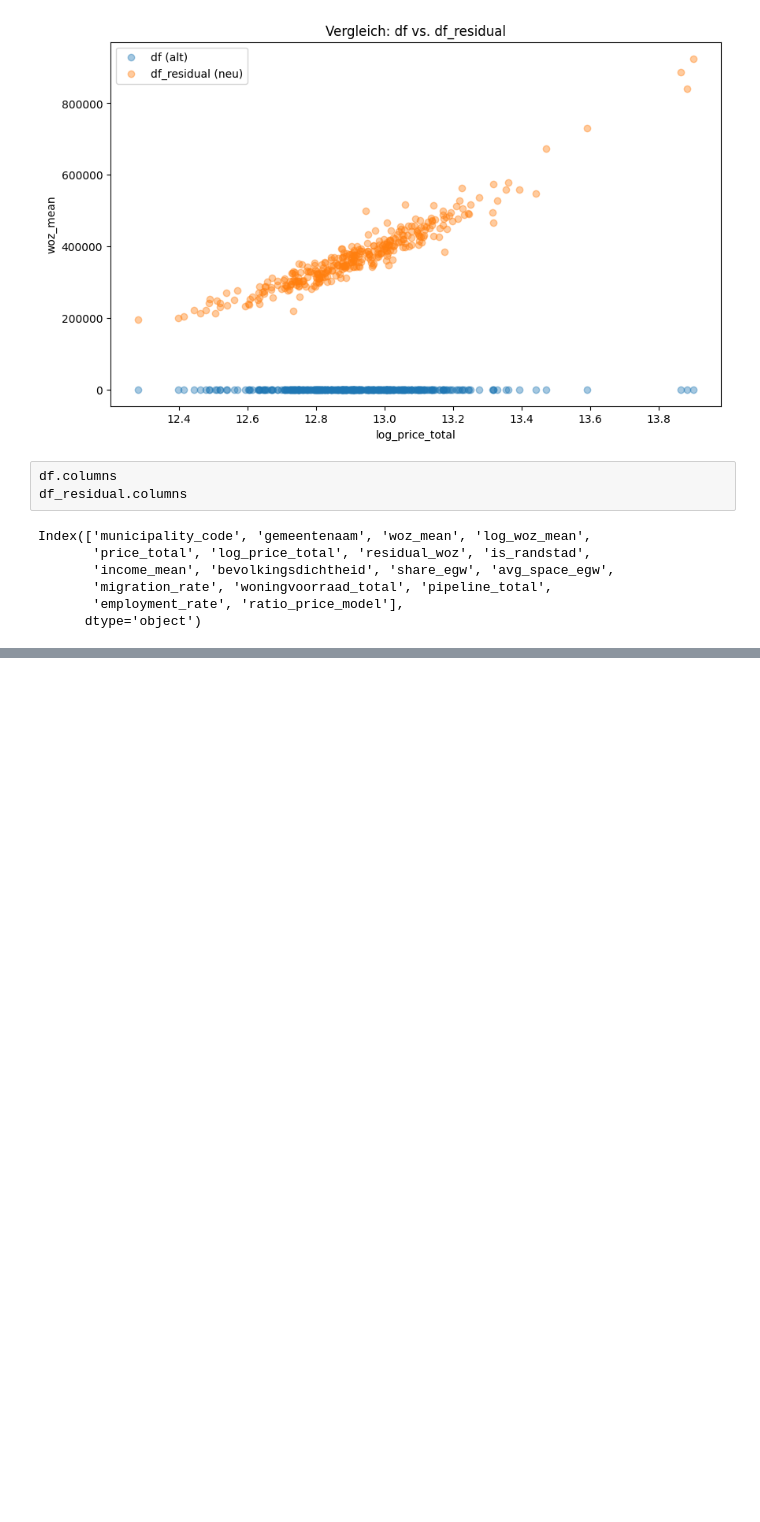
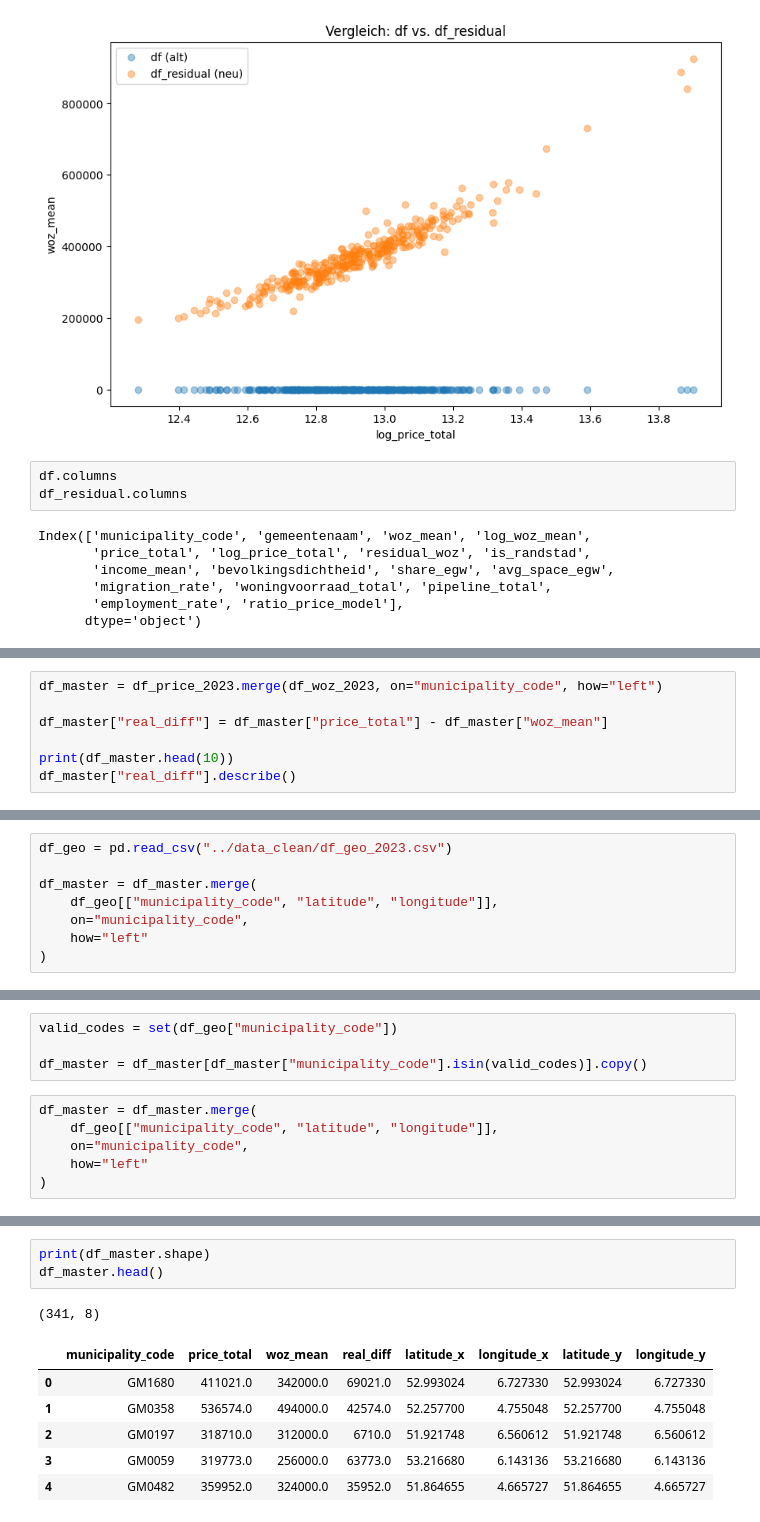
Before and after one commit to StefanKermann/pricing_on_the_dutch_housing_market, a Jupyter notebook: notebooks/notebooks_aux/REPAIRS.ipynb, the cells around one changed output, grey strips where cells are left out. Cells and saved outputs as stored; diff of their text form; blank space fills up the shorter version.

Commit message:
Clean project structure

```diff
--- a/notebooks/notebooks_aux/REPAIRS.ipynb
+++ b/notebooks/notebooks_aux/REPAIRS.ipynb
@@ -176,0 +235,7 @@ Index(['municipality_code', 'gemeentenaam', 'woz_mean', 'log_woz_mean',
+# %%
+df_master = df_price_2023.merge(df_woz_2023, on="municipality_code", how="left")
+
+df_master["real_diff"] = df_master["price_total"] - df_master["woz_mean"]
+
+print(df_master.head(10))
+df_master["real_diff"].describe()
@@ -176,0 +263,8 @@ Index(['municipality_code', 'gemeentenaam', 'woz_mean', 'log_woz_mean',
+# %%
+df_geo = pd.read_csv("../data_clean/df_geo_2023.csv")
+
+df_master = df_master.merge(
+    df_geo[["municipality_code", "latitude", "longitude"]],
+    on="municipality_code",
+    how="left"
+)
@@ -176,0 +294,10 @@ Index(['municipality_code', 'gemeentenaam', 'woz_mean', 'log_woz_mean',
+# %%
+valid_codes = set(df_geo["municipality_code"])
+
+df_master = df_master[df_master["municipality_code"].isin(valid_codes)].copy()
+# %%
+df_master = df_master.merge(
+    df_geo[["municipality_code", "latitude", "longitude"]],
+    on="municipality_code",
+    how="left"
+)
@@ -176,0 +316,11 @@ Index(['municipality_code', 'gemeentenaam', 'woz_mean', 'log_woz_mean',
+# %%
+print(df_master.shape)
+df_master.head()
+# %% [output]
+(341, 8)
+|  | municipality_code | price_total | woz_mean | real_diff | latitude_x | longitude_x | latitude_y | longitude_y |
+| 0 | GM1680 | 411021.0 | 342000.0 | 69021.0 | 52.993024 | 6.727330 | 52.993024 | 6.727330 |
+| 1 | GM0358 | 536574.0 | 494000.0 | 42574.0 | 52.257700 | 4.755048 | 52.257700 | 4.755048 |
+| 2 | GM0197 | 318710.0 | 312000.0 | 6710.0 | 51.921748 | 6.560612 | 51.921748 | 6.560612 |
+| 3 | GM0059 | 319773.0 | 256000.0 | 63773.0 | 53.216680 | 6.143136 | 53.216680 | 6.143136 |
+| 4 | GM0482 | 359952.0 | 324000.0 | 35952.0 | 51.864655 | 4.665727 | 51.864655 | 4.665727 |
```
Also changed, not shown: parts of 15 cells of this notebook, 2 other files.
